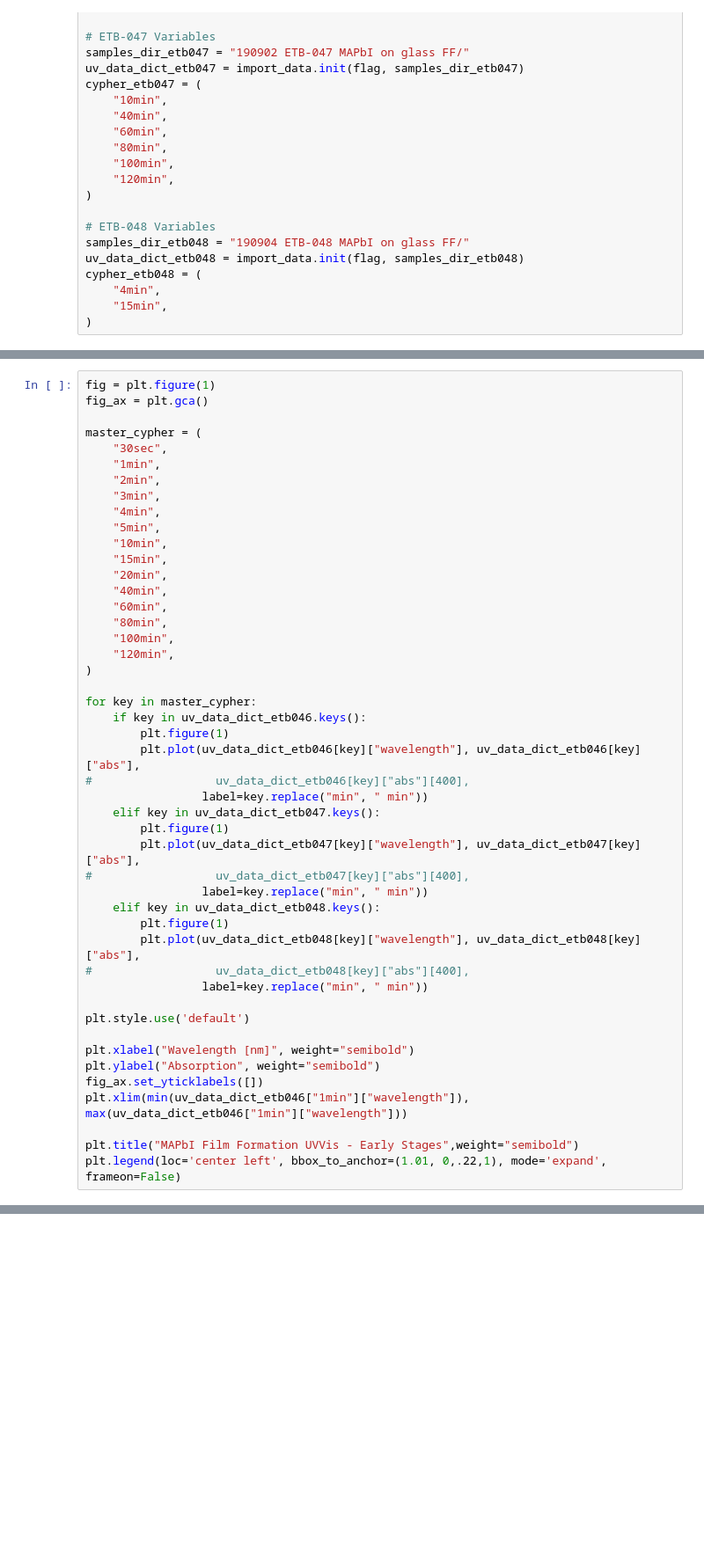
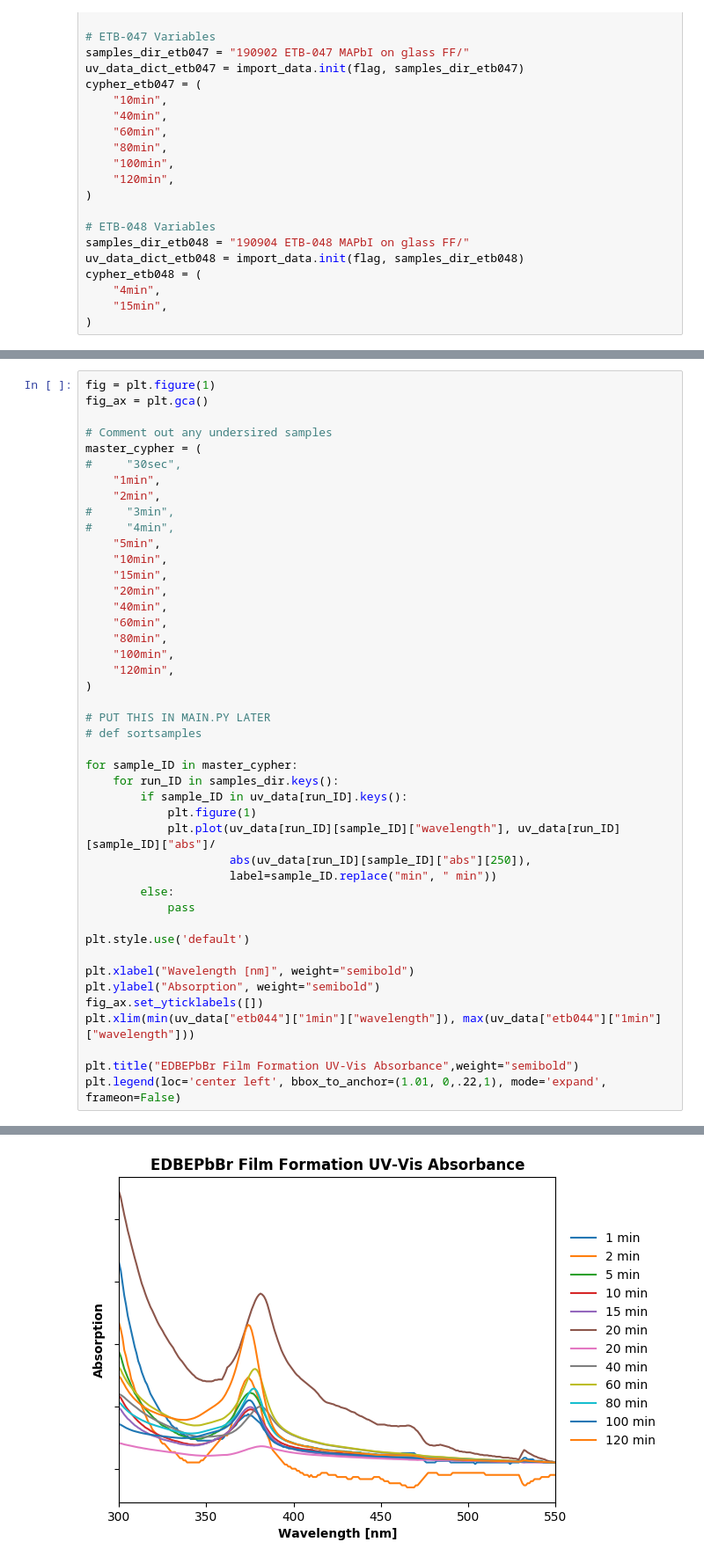
Before and after one commit to tomasbar/sciencetools_py, a Jupyter notebook: plotUVVIS.ipynb, the cells around one changed output, grey strips where cells are left out. Shown: that part at 88% size. Drawn from its saved outputs; the diff is of its cells as text; blank space fills up the shorter version.

Commit message:
EDBE UV-Vis set up and plotted, data structure migrated partly

```diff
--- a/plotUVVIS.ipynb
+++ b/plotUVVIS.ipynb
@@ -117,12 +109,13 @@ uv_data_dict_etb046['1min'].index[uv_data_dict_etb046['1min']['wavelength'] == 8
 fig = plt.figure(1)
 fig_ax = plt.gca()
 
+# Comment out any undersired samples
 master_cypher = (
-    "30sec",
+#     "30sec",
     "1min",
     "2min",
-    "3min",
-    "4min",
+#     "3min",
+#     "4min",
     "5min",
     "10min",
     "15min",
@@ -134,29 +127,26 @@ master_cypher = (
     "120min",
 )
 
-for key in master_cypher:
-    if key in uv_data_dict_etb046.keys():
-        plt.figure(1)
-        plt.plot(uv_data_dict_etb046[key]["wavelength"], uv_data_dict_etb046[key]["abs"],
-#                  uv_data_dict_etb046[key]["abs"][400],
-                 label=key.replace("min", " min"))
-    elif key in uv_data_dict_etb047.keys():
-        plt.figure(1)
-        plt.plot(uv_data_dict_etb047[key]["wavelength"], uv_data_dict_etb047[key]["abs"],
-#                  uv_data_dict_etb047[key]["abs"][400],
-                 label=key.replace("min", " min"))
-    elif key in uv_data_dict_etb048.keys():
-        plt.figure(1)
-        plt.plot(uv_data_dict_etb048[key]["wavelength"], uv_data_dict_etb048[key]["abs"],
-#                  uv_data_dict_etb048[key]["abs"][400],
-                 label=key.replace("min", " min"))
+# PUT THIS IN MAIN.PY LATER
+# def sortsamples
+
+for sample_ID in master_cypher:
+    for run_ID in samples_dir.keys():
+        if sample_ID in uv_data[run_ID].keys():
+            plt.figure(1)
+            plt.plot(uv_data[run_ID][sample_ID]["wavelength"], uv_data[run_ID][sample_ID]["abs"]/
+                     abs(uv_data[run_ID][sample_ID]["abs"][250]),
+                     label=sample_ID.replace("min", " min"))
+        else:
+            pass
 
 plt.style.use('default')
 
 plt.xlabel("Wavelength [nm]", weight="semibold")
 plt.ylabel("Absorption", weight="semibold")
 fig_ax.set_yticklabels([])
-plt.xlim(min(uv_data_dict_etb046["1min"]["wavelength"]), max(uv_data_dict_etb046["1min"]["wavelength"]))
+plt.xlim(min(uv_data["etb044"]["1min"]["wavelength"]), max(uv_data["etb044"]["1min"]["wavelength"]))
 
-plt.title("MAPbI Film Formation UVVis - Early Stages",weight="semibold")
+plt.title("EDBEPbBr Film Formation UV-Vis Absorbance",weight="semibold")
 plt.legend(loc='center left', bbox_to_anchor=(1.01, 0,.22,1), mode='expand', frameon=False)
+# %% [output]
@@ -163 +154,2 @@ plt.legend(loc='center left', bbox_to_anchor=(1.01, 0,.22,1), mode='expand', fra
+[figure, added]
 # %%
```
Also changed, not shown: parts of 5 cells of this notebook, 2 other files.
